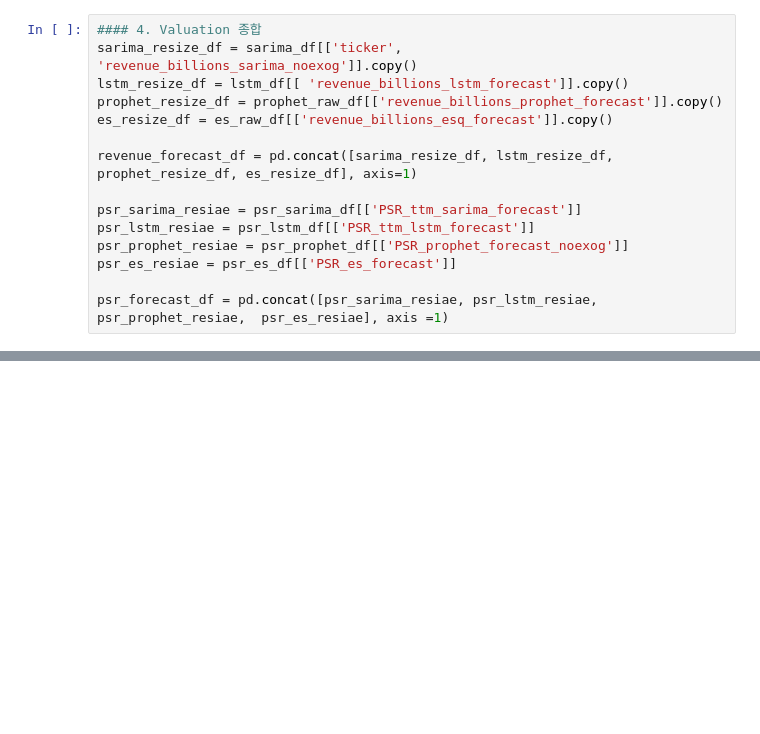
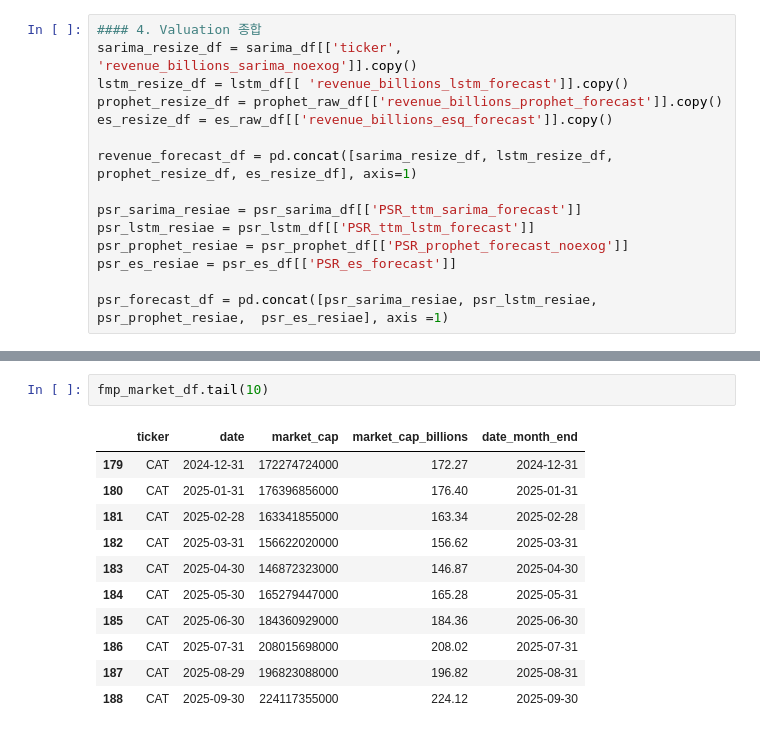
Before and after one commit to stox74/stock_forecast, a Jupyter notebook: US_Market/valuation/valuation_preprocessting_code_develop_v2.ipynb, the cells around one changed output, grey strips where cells are left out. Saved outputs shown, nothing was run; the diff lists cells and outputs as text; blank space fills up the shorter version.

```diff
--- a/US_Market/valuation/valuation_preprocessting_code_develop_v2.ipynb
+++ b/US_Market/valuation/valuation_preprocessting_code_develop_v2.ipynb
@@ -522,0 +648,14 @@ psr_lstm_df
+# %%
+fmp_market_df.tail(10)
+# %% [output]
+|  | ticker | date | market_cap | market_cap_billions | date_month_end |
+| 179 | CAT | 2024-12-31 | 172274724000 | 172.27 | 2024-12-31 |
+| 180 | CAT | 2025-01-31 | 176396856000 | 176.40 | 2025-01-31 |
+| 181 | CAT | 2025-02-28 | 163341855000 | 163.34 | 2025-02-28 |
+| 182 | CAT | 2025-03-31 | 156622020000 | 156.62 | 2025-03-31 |
+| 183 | CAT | 2025-04-30 | 146872323000 | 146.87 | 2025-04-30 |
+| 184 | CAT | 2025-05-30 | 165279447000 | 165.28 | 2025-05-31 |
+| 185 | CAT | 2025-06-30 | 184360929000 | 184.36 | 2025-06-30 |
+| 186 | CAT | 2025-07-31 | 208015698000 | 208.02 | 2025-07-31 |
+| 187 | CAT | 2025-08-29 | 196823088000 | 196.82 | 2025-08-31 |
+| 188 | CAT | 2025-09-30 | 224117355000 | 224.12 | 2025-09-30 |
```
Also changed, not shown: parts of 15 cells of this notebook, 3 other files.
